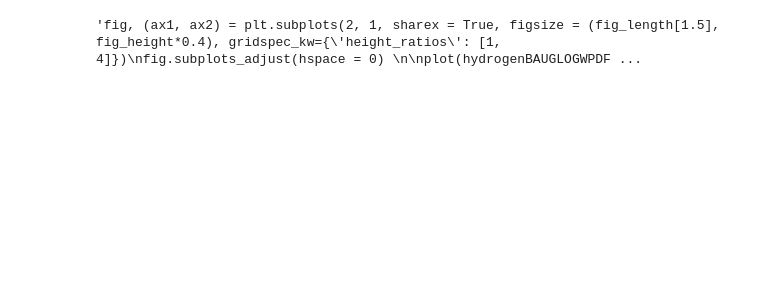
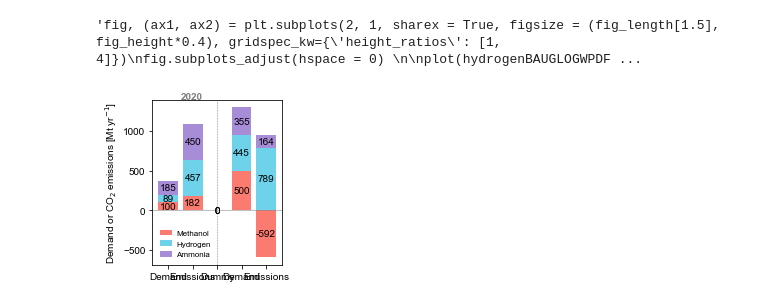
Before and after one commit to abhix2704/Prospective-LCA, a Jupyter notebook: Code/GWPPlots.ipynb, the cells around one changed output. Drawn from its saved outputs; the diff is of its cells as text; code cells hidden in the pictures; blank space fills up the shorter version.

```diff
--- a/Code/GWPPlots.ipynb
+++ b/Code/GWPPlots.ipynb
@@ -259,3 +257,31 @@ fig, ax = plt.subplots(1, 1, figsize = (fig_length[2]/2.5, fig_height*0.3))
+# %%
+fig, ax = plt.subplots(1, 1, figsize = (fig_length[2]/2.5, fig_height*0.3))
+
+df_demand = pd.read_excel(os.path.join('..', 'Results', 'Chemical industry emissions.xlsx'), sheet_name = 'Figure 1')
+df_demand_new = pd.DataFrame()
+
+df_demand_new = df_demand[~(df_demand['Chemical'] == 'Emissions 2050 low') & ~(df_demand['Chemical'] == 'Emissions 2050 high')]
+colors = ['#fb7b71','#6dd2ea','#a78dd8', '#a78dd8']
+df_demand_new.plot(kind = 'bar', stacked = True, ax = ax, color = colors, width = 0.8)
+for container in ax.containers:
+    ax.bar_label(container, fmt = '%d', label_type = 'center')
+ax.set_ylabel('Demand or CO$_\mathrm{2}$ emissions [Mt yr$^\mathrm{-1}$]')
+ax.axhline(y = 0, linestyle = '-', color = '#808080', linewidth = 0.5)
+ax.axvline(x = 2, linestyle = '--', color = '#808080', linewidth = 0.5)
+
+legend = plt.legend(frameon = False, handletextpad = 0.1, ncol = 1, fontsize=8)
+for i in range(0, len(legend.legend_handles)):
+    legend.legend_handles[i].set_width(12)
+
+plt.text(0.5, 1400, '2020', fontweight = 'bold', color = '#808080')
+ax.set_xticklabels(['Demand', 'Emissions', 'Dummy', 'Demand', 'Emissions'], rotation = 0, ha = 'center')
+
+plotPathPNG = os.path.join('..', 'Plots', 'Phase 2', 'GWP', 'Demand and emissions.png')
+plotPathSVG = os.path.join('..', 'Plots', 'Phase 2', 'GWP', 'Demand and emissions.svg')
+plt.savefig(plotPathPNG, dpi = 600, format = 'png', bbox_inches = 'tight', facecolor = 'w')
+plt.savefig(plotPathSVG, dpi = 600, format = 'svg', bbox_inches = 'tight', facecolor = 'w')
+# %% [output]
+[figure, added]
 # %%
 fig, (ax1, ax2) = plt.subplots(2, 1, sharex = True, figsize = (fig_length[2]/2.5, fig_height*0.3), gridspec_kw={'height_ratios': [1, 4]})
 fig.subplots_adjust(hspace = 0)
```
Also changed, not shown: parts of 7 cells of this notebook, 15 other files.
